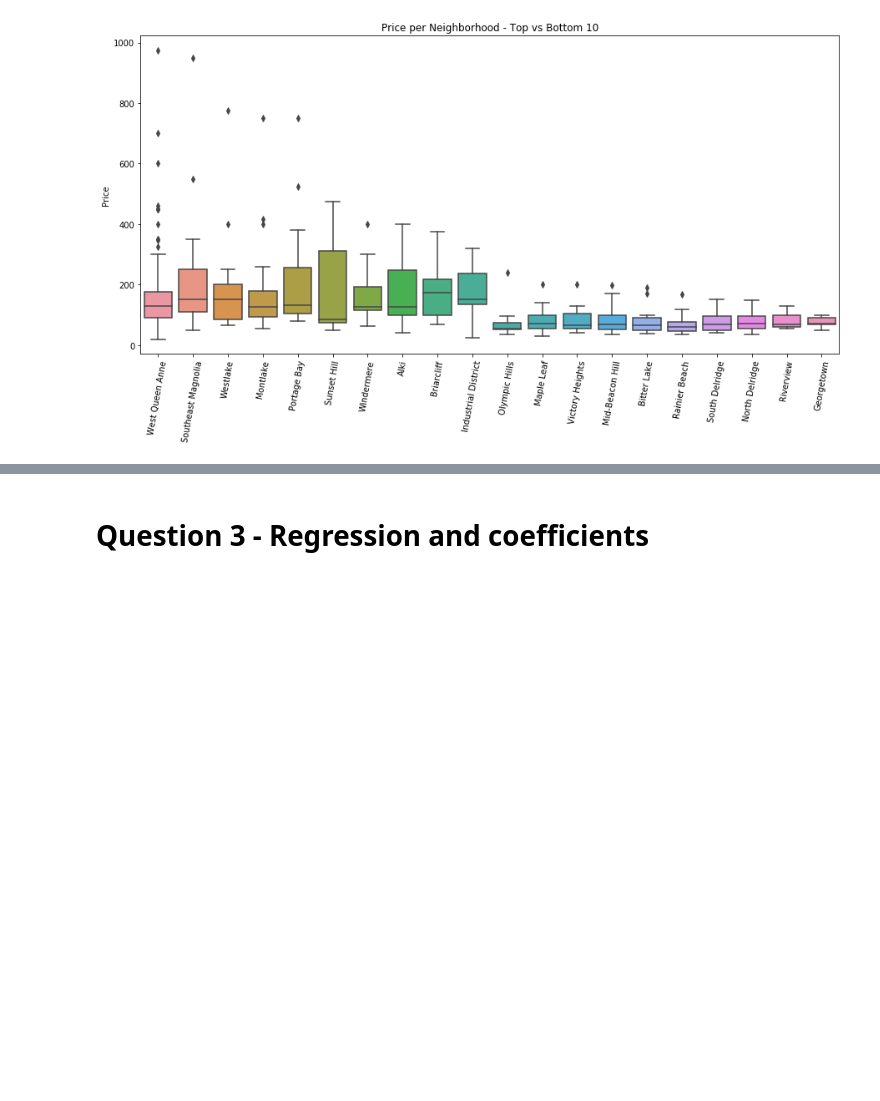
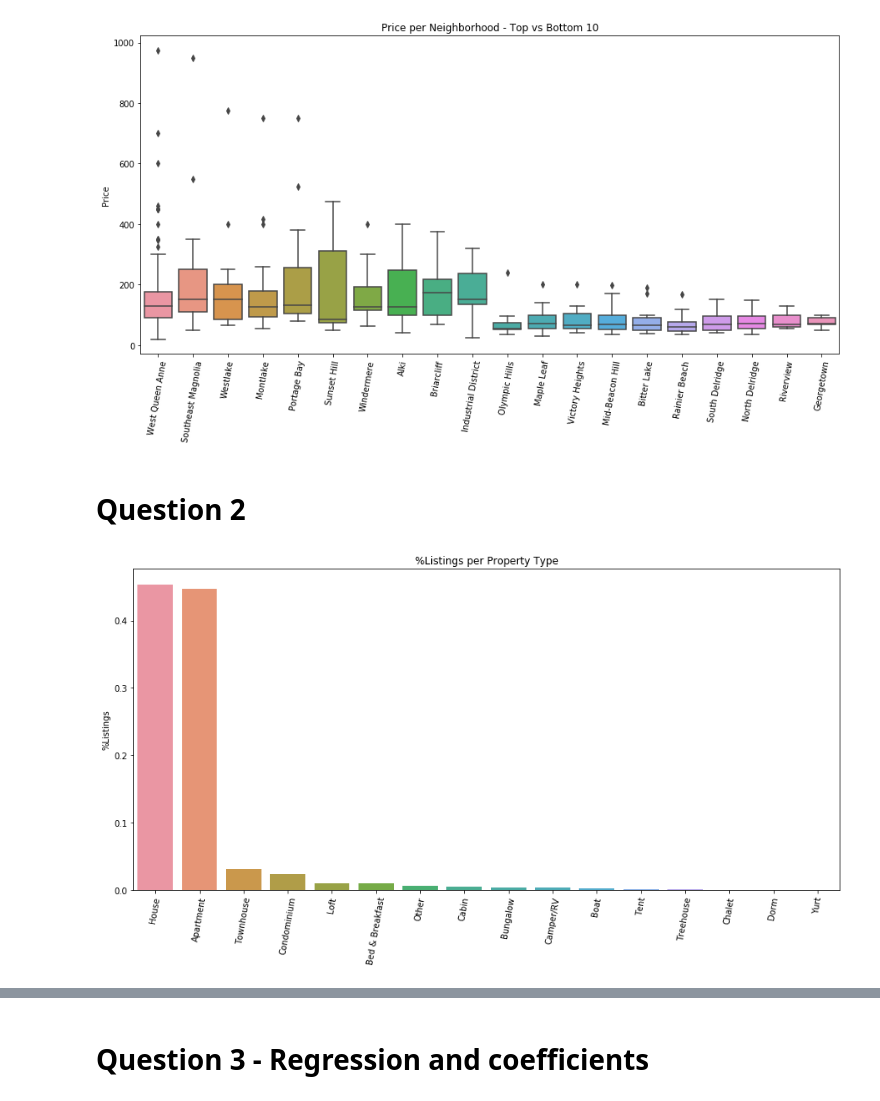
Before and after one commit to bkontonis/Analysing-Seattle-Airbnb-Open-Data, a Jupyter notebook: Seattle Airbnb Data Analysis.ipynb, the cells around one changed output, grey strips where cells are left out. Cells and saved outputs as stored; diff of their text form; code cells hidden in the pictures; blank space fills up the shorter version.

```diff
--- a/Seattle Airbnb Data Analysis.ipynb
+++ b/Seattle Airbnb Data Analysis.ipynb
@@ -316,3 +303,19 @@ plt.xlabel("");
 plt.ylabel("Price");
 # %% [output]
 [figure]
+# %% [markdown]
+# Question 2
+# %%
+# Available listings by property type
+listings_per_prop_type = listings_df["property_type"].value_counts()/listings_df["property_type"].value_counts().sum()
+listings_per_prop_type = listings_per_prop_type.reset_index()
+listings_per_prop_type.columns = ["property_type", "%Listings"]
+
+# Plot them
+plt.figure(figsize=(15, 7));
+sns.barplot(x="property_type", y="%Listings", data=listings_per_prop_type);
+plt.xticks(rotation=80);
+plt.title("%Listings per Property Type");
+plt.xlabel("");
+# %% [output]
+[figure, added]
```
Also changed, not shown: parts of 7 cells of this notebook.
